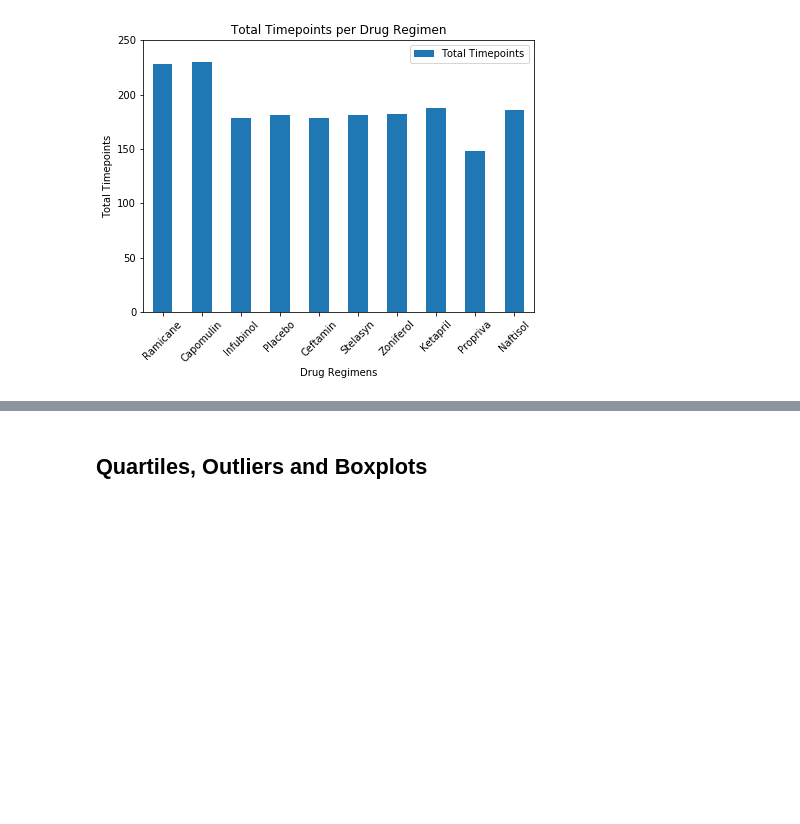
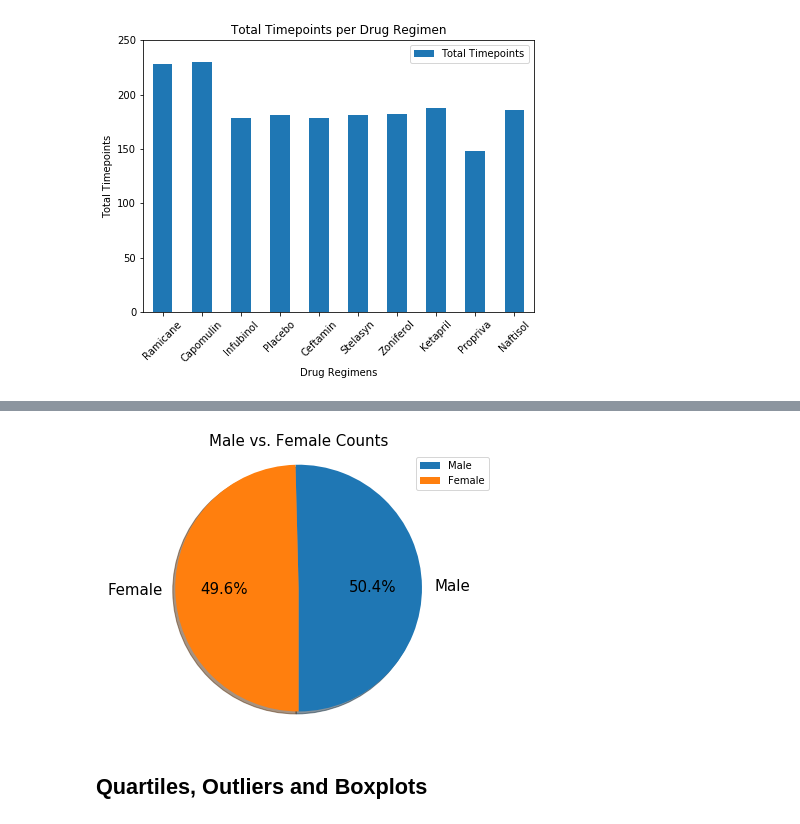
Before and after one commit to JacobTrevithick/matplotlib-challenge, a Jupyter notebook: Pymaceuticals/pymaceuticals_starter.ipynb, the cells around one changed output, grey strips where cells are left out. Cells and saved outputs as stored; diff of their text form; code cells hidden in the pictures; blank space fills up the shorter version.

```diff
--- a/Pymaceuticals/pymaceuticals_starter.ipynb
+++ b/Pymaceuticals/pymaceuticals_starter.ipynb
@@ -202,2 +205,18 @@ plt.show()
+# %%
+# Generate a pie plot showing the distribution of female versus male mice using pyplot
+labels = ['Male', 'Female']
+counts = [males_count, females_count]
+
+fig, ax = plt.subplots(1,1, figsize = (7,5))
+
+ax.pie(counts, labels = labels, autopct='%1.1f%%', shadow =True, textprops={'fontsize': 15}, startangle=270)
+ax.set_title("Male vs. Female Counts", fontsize=15)
+ax.legend(labels)
+ax.axis('equal')
+
+
+plt.show()
+# %% [output]
+[figure, added]
 # %% [markdown]
 ## Quartiles, Outliers and Boxplots
```
Also changed, not shown: parts of 10 cells of this notebook.
